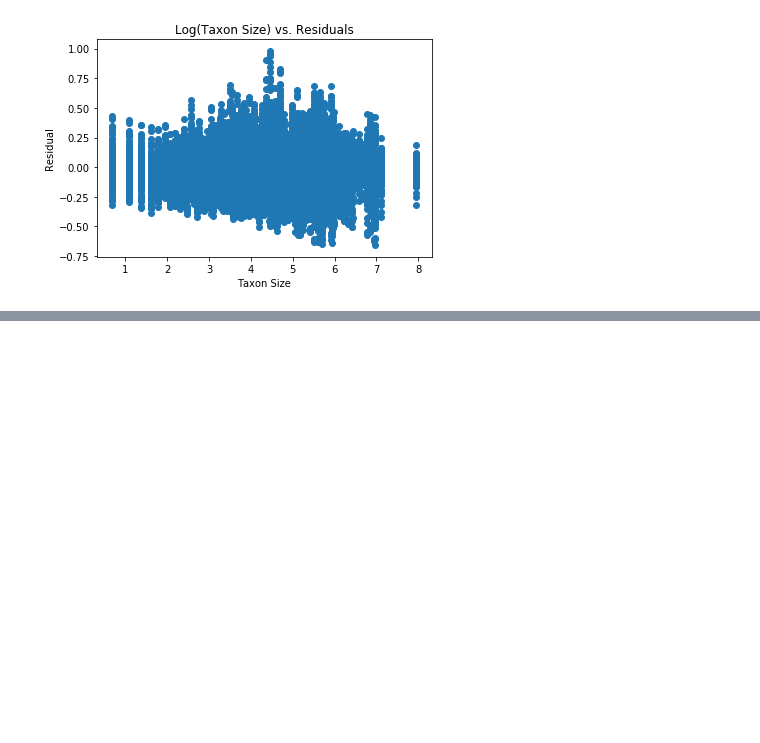
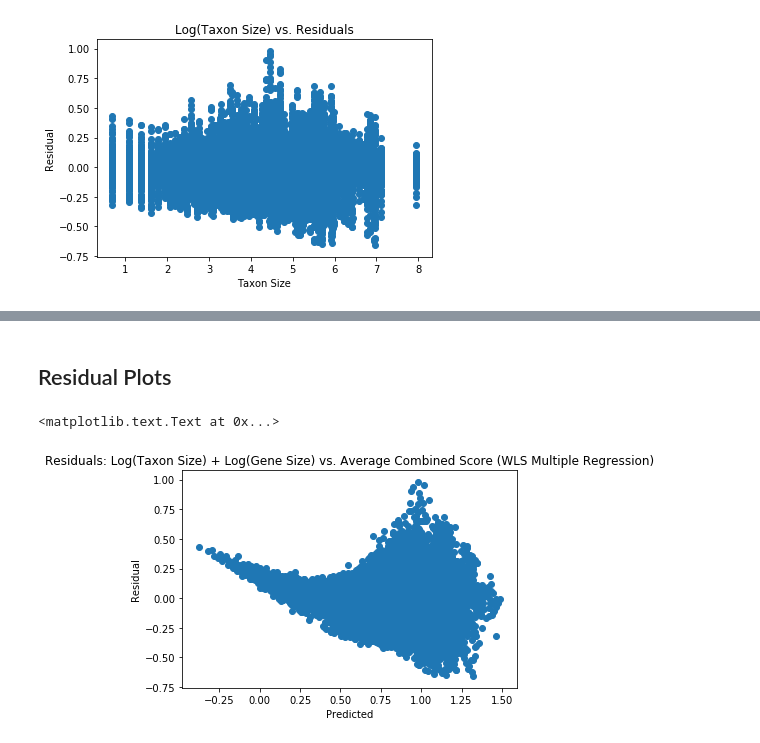
Before and after one commit to odumitr/Gene-and-Taxa-Analysis, a Jupyter notebook: src/linear_regression.ipynb, the cells around one changed output, grey strips where cells are left out. Drawn from its saved outputs; the diff is of its cells as text; code cells hidden in the pictures; blank space fills up the shorter version.

```diff
--- a/src/linear_regression.ipynb
+++ b/src/linear_regression.ipynb
@@ -851,0 +858,3 @@ plt.ylabel('Residual')
+# %%
+wlsResultsTaxonLogGeneLogAvgCombo = smf.WLS.from_formula(formula='scoreCombo ~ taxonLogCombo + geneLogCombo', data=taxonLogGeneLogAvgCombo).fit()
+wlsResultsTaxonLogGeneLogAvgCombo.params
@@ -851,0 +887,20 @@ plt.ylabel('Residual')
+# %% [markdown]
+## Residual Plots
+# %%
+wlsResidualsTaxonLogGeneLogAvgCombo = []
+wlsActualTaxonLogGeneLogAvgCombo = list(taxonLogGeneLogAvgCombo.scoreCombo)
+wlsPredictedTaxonLogGeneLogAvgCombo = wlsResultsTaxonLogGeneLogAvgCombo.fittedvalues
+
+for x in range(0, len(wlsActualTaxonLogGeneLogAvgCombo)):
+    actualScore = wlsActualTaxonLogGeneLogAvgCombo[x]
+    predictedScore = wlsPredictedTaxonLogGeneLogAvgCombo[x]
+    residual = actualScore - predictedScore
+    wlsResidualsTaxonLogGeneLogAvgCombo.append(residual)
+
+plt.scatter(np.array(wlsPredictedTaxonLogGeneLogAvgCombo), np.array(wlsResidualsTaxonLogGeneLogAvgCombo))
+plt.title('Residuals: Log(Taxon Size) + Log(Gene Size) vs. Average Combined Score (WLS Multiple Regression)')
+plt.xlabel('Predicted')
+plt.ylabel('Residual')
+# %% [output]
+<matplotlib.text.Text at 0x...>
+[figure, added]
```
Also changed, not shown: parts of 12 cells of this notebook.
